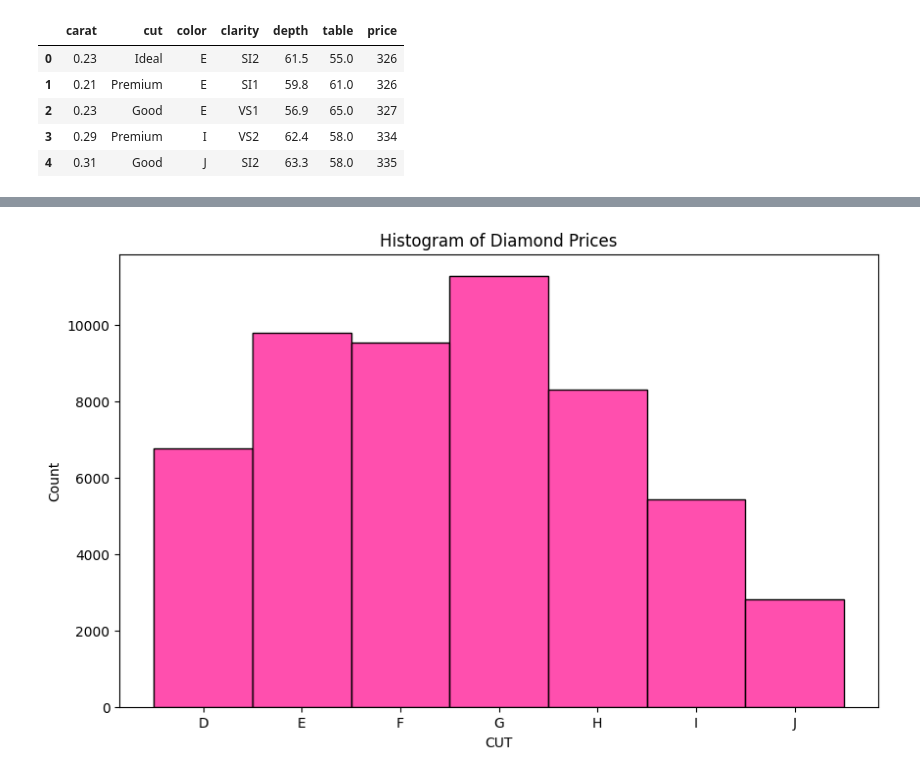
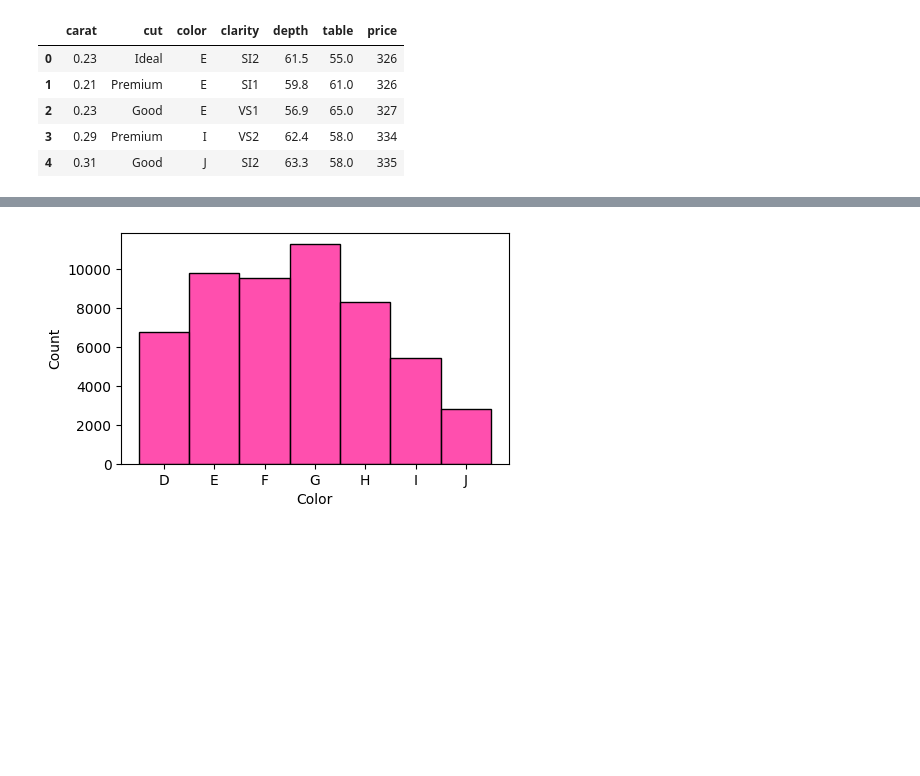
Before and after one commit to robertomartinezedu/Curso-IA-BigData, a Jupyter notebook: PIA_UD1_Entrega1.ipynb, the cells around one changed output, grey strips where cells are left out. Cells and saved outputs as stored; diff of their text form; code cells hidden in the pictures; blank space fills up the shorter version.

```diff
--- a/PIA_UD1_Entrega1.ipynb
+++ b/PIA_UD1_Entrega1.ipynb
@@ -262,10 +262,9 @@ plt.show()
 # %%
-plt.figure(figsize=(10, 6))
+plt.figure(figsize=(5, 3))
 sns.histplot(df['color'],color="deeppink")
-plt.xlabel('CUT')
+plt.xlabel('Color')
 plt.ylabel('Count')
-plt.title('Histogram of Diamond Prices')
 plt.show()
 # %% [output]
-[figure, old version]
+[figure, new version]
 # %%
```
Also changed, not shown: parts of 14 cells of this notebook.
